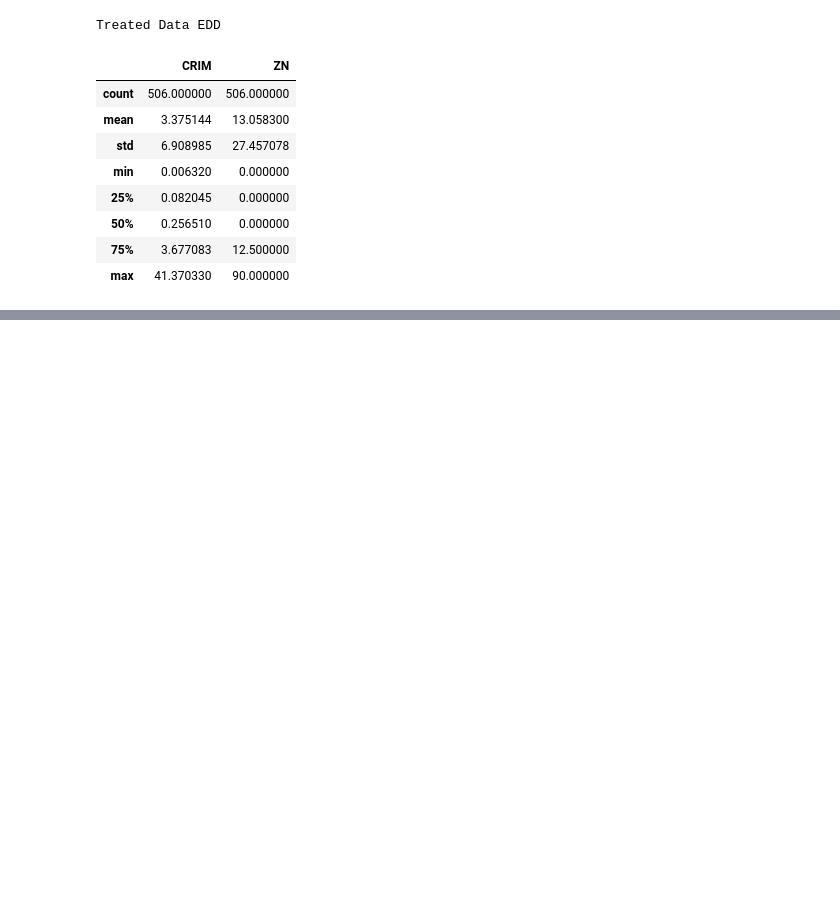
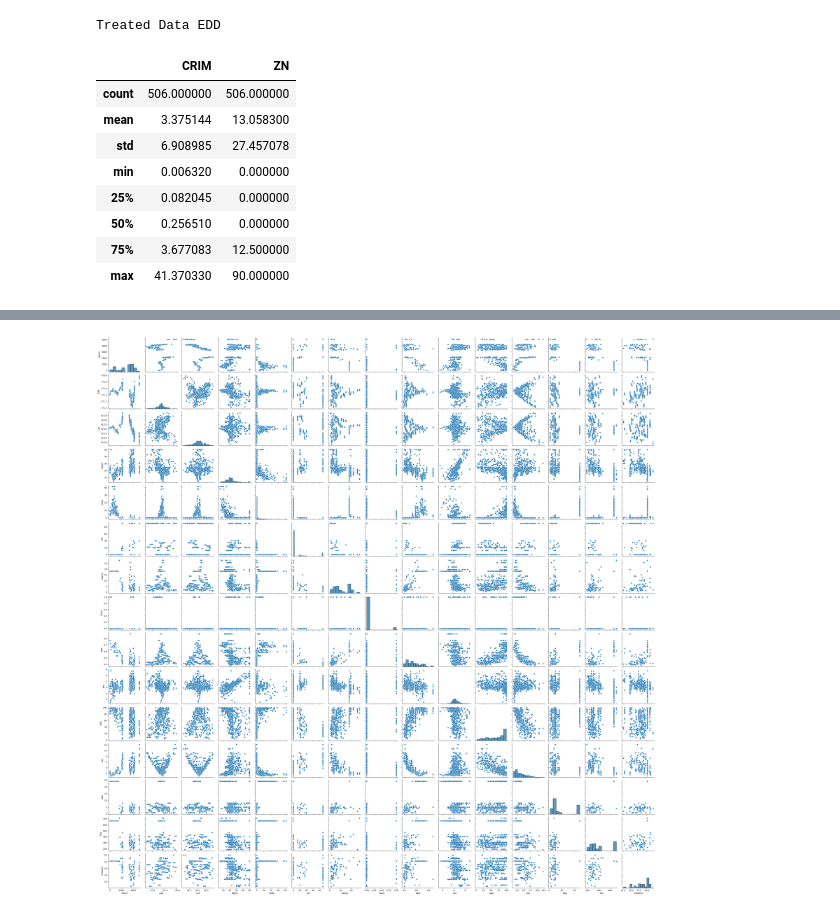
Before and after one commit to Salciano/Python, a Jupyter notebook: PredictingHouseMarket(WIP).ipynb, the cells around one changed output, grey strips where cells are left out. Cells and saved outputs as stored; diff of their text form; code cells hidden in the pictures; blank space fills up the shorter version.

```diff
--- a/PredictingHouseMarket(WIP).ipynb
+++ b/PredictingHouseMarket(WIP).ipynb
@@ -382,0 +404,5 @@ However, this helps us understand, supervise and improve what the machine is "le
+# %%
+sns.pairplot(df)
+plt.show()
+# %% [output]
+[figure, added]
```
Also changed, not shown: parts of 7 cells of this notebook.
